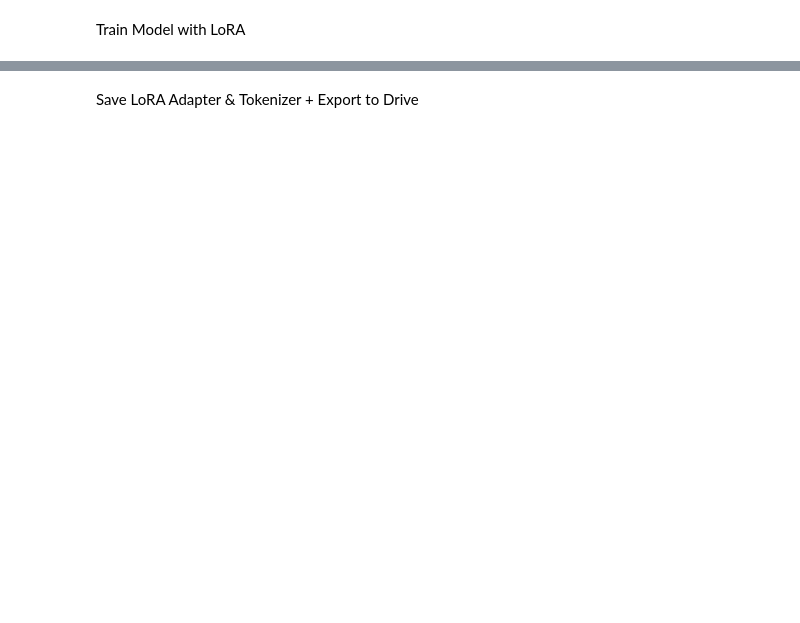
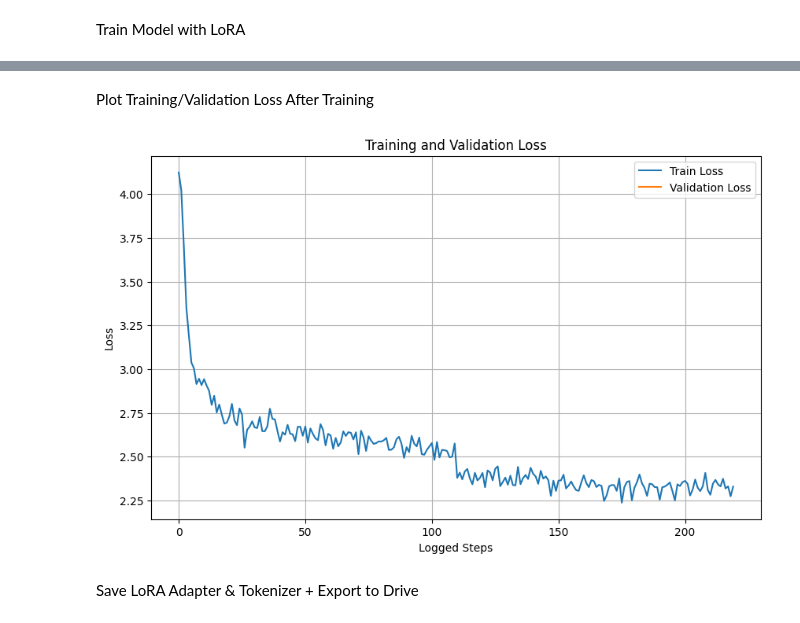
Before and after one commit to Alain-Rostomyan/WhatsApp-Trained-Bot, a Jupyter notebook: model_training/train_model.ipynb, the cells around one changed output, grey strips where cells are left out. Saved outputs shown, nothing was run; the diff lists cells and outputs as text; code cells hidden in the pictures; blank space fills up the shorter version.

Commit message:
Updated Training

```diff
--- a/model_training/train_model.ipynb
+++ b/model_training/train_model.ipynb
@@ -85,29 +184,38 @@ Train Model with LoRA
 from transformers import TrainingArguments
 from trl import SFTTrainer
 
-steps_per_epoch = len(dataset["train"]) // (1 * 4)
+# With A100, try a higher batch size. If you OOM, halve this number.
+PER_DEVICE_BATCH_SIZE = 24  # Try 8, go up/down as VRAM allows
+
+steps_per_epoch = len(train_dataset) // (PER_DEVICE_BATCH_SIZE * 1)  # grad_accum = 1
 
 training_args = TrainingArguments(
     output_dir="gurt-mistral-lora",
-    per_device_train_batch_size=1,
-    per_device_eval_batch_size=1,
-    gradient_accumulation_steps=4,
+    per_device_train_batch_size=PER_DEVICE_BATCH_SIZE,
+    per_device_eval_batch_size=PER_DEVICE_BATCH_SIZE,
+    gradient_accumulation_steps=1,
     num_train_epochs=2,
     logging_steps=10,
     eval_steps=steps_per_epoch,
     save_strategy="epoch",
     learning_rate=2e-4,
-    fp16=True,
-    report_to="none"
+    bf16=True,
+    dataloader_num_workers=2,
+    report_to="none",
+    lr_scheduler_type="cosine",
+    warmup_ratio=0.05,
 )
+
 
 trainer = SFTTrainer(
     model=model,
     tokenizer=tokenizer,
-    train_dataset=dataset["train"],
-    eval_dataset=dataset["test"],
-    dataset_text_field="instruction",  # <-- updated field
-    args=training_args
+    train_dataset=train_dataset,
+    eval_dataset=val_dataset,
+    dataset_text_field="instruction",
+    args=training_args,
+    max_seq_length=2048
 )
 
+
 trainer.train()
@@ -114,3 +246,23 @@ trainer.train()
+# %% [markdown]
+Plot Training/Validation Loss After Training
+# %%
+import matplotlib.pyplot as plt
+
+# Extract loss values from the trainer log history
+train_loss = [log['loss'] for log in trainer.state.log_history if 'loss' in log and 'eval_loss' not in log]
+eval_loss = [log['eval_loss'] for log in trainer.state.log_history if 'eval_loss' in log]
+
+plt.figure(figsize=(10, 6))
+plt.plot(train_loss, label='Train Loss')
+plt.plot(eval_loss, label='Validation Loss')
+plt.xlabel('Logged Steps')
+plt.ylabel('Loss')
+plt.title('Training and Validation Loss')
+plt.legend()
+plt.grid()
+plt.show()
+# %% [output]
+[figure, added]
 # %% [markdown]
 Save LoRA Adapter & Tokenizer + Export to Drive
 # %%
```
Also changed, not shown: parts of 27 cells of this notebook.
